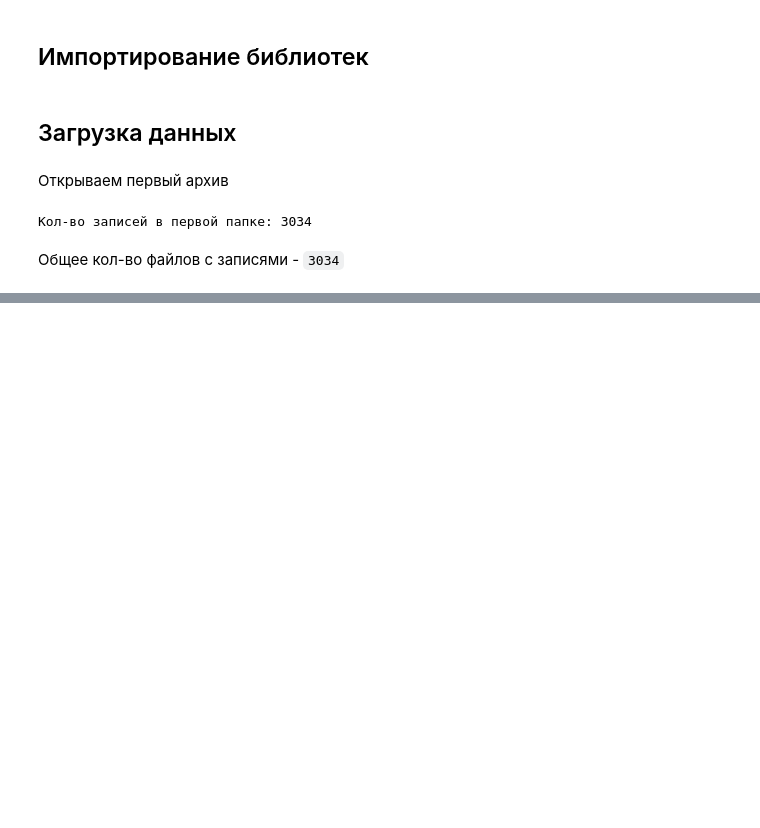
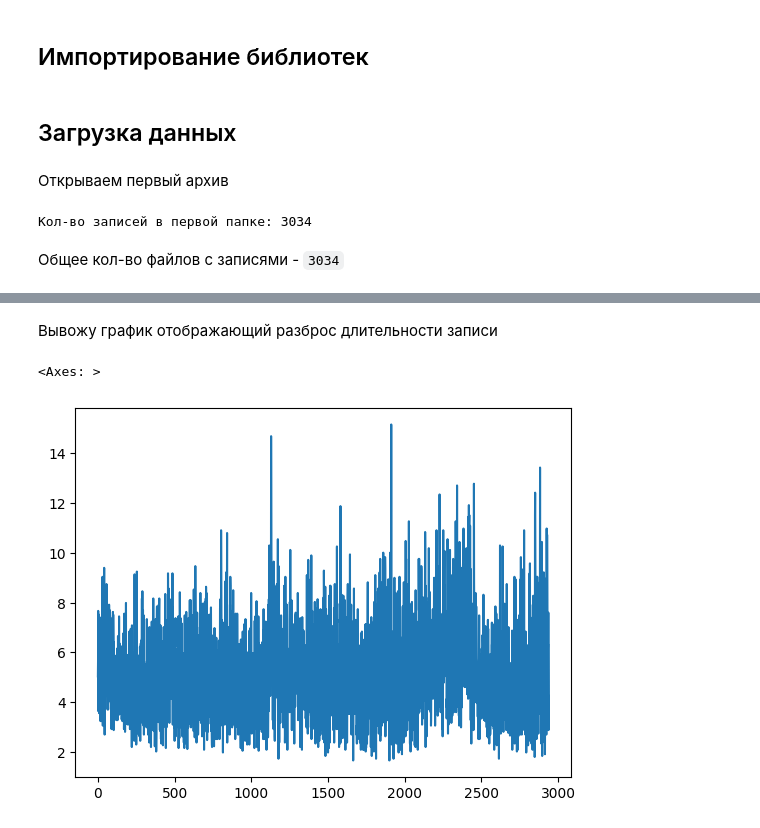
Before and after one commit to Rainfue/Speech-synthesis, a Jupyter notebook: Module1/Module1.ipynb, the cells around one changed output, grey strips where cells are left out. Drawn from its saved outputs; the diff is of its cells as text; code cells hidden in the pictures; blank space fills up the shorter version.

Commit message:
CV-corpus analysis

```diff
--- a/Module1/Module1.ipynb
+++ b/Module1/Module1.ipynb
@@ -34,11 +50,21 @@ with tarfile.open(cv_corpus, 'r:gz') as tar:
     # распаковываем архив
     tar.extractall('Data/cv_corpus')
 # %%
+# получаем путь к папке с данными
+data_path = 'Data/cv_corpus/cv-corpus-21.0-delta-2025-03-14/ru/'
+
 # получаем путь к папке с записями
-clips_path = 'Data/cv_corpus/cv-corpus-21.0-delta-2025-03-14/ru/clips'
+clips_path = os.path.join(data_path, 'clips')
 # получаем кол-во записей в папке
 print(f'Кол-во записей в первой папке: {len(os.listdir(clips_path))}')
 # %% [output]
 Кол-во записей в первой папке: 3034
 # %% [markdown]
 Общее кол-во файлов с записями - `3034`
+# %%
+# создаем датафрейм
+df = pd.read_csv(os.path.join(data_path, 'other.tsv'), sep='\t')[['path', 'sentence']]
+# размер датасета
+print(df.shape)
+# выводим первые 5 строк
+df.head()
@@ -44,0 +93,23 @@ print(f'Кол-во записей в первой папке: {len(os.listdir(c
+# %%
+sampling_rate = []
+record_duration = []
+arrays = []
+# проходимся по каждой строчке в дф
+for i in tqdm(range(df.shape[0]), desc='Парсим данные..', unit='record'):
+    # получаем путь к записи
+    sample_path = os.path.join(data_path, 'clips', df['path'].loc[i])
+    # получаем временной ряд и частоту дискретизации
+    y, sr = librosa.load(sample_path, sr=None)
+    # добавляем частоту дискретизации
+    sampling_rate.append(sr)
+    # добавляем массив
+    arrays.append(y)
+    # добавляем длительность записи
+    record_duration.append(round(len(y)/sr, 2))
+# %%
+# добавляем новые колонки в датафрейм
+df['record_duration'] = record_duration
+df['sampling_rate'] = sampling_rate
+df['array'] = arrays
+# выводим первые 3 строки
+df.head(3)
@@ -44,0 +121,7 @@ print(f'Кол-во записей в первой папке: {len(os.listdir(c
+# %% [markdown]
+Вывожу график отображающий разброс длительности записи
+# %%
+df['record_duration'].plot()
+# %% [output]
+<Axes: >
+[figure, added]
```
Also changed, not shown: parts of 40 cells of this notebook.
